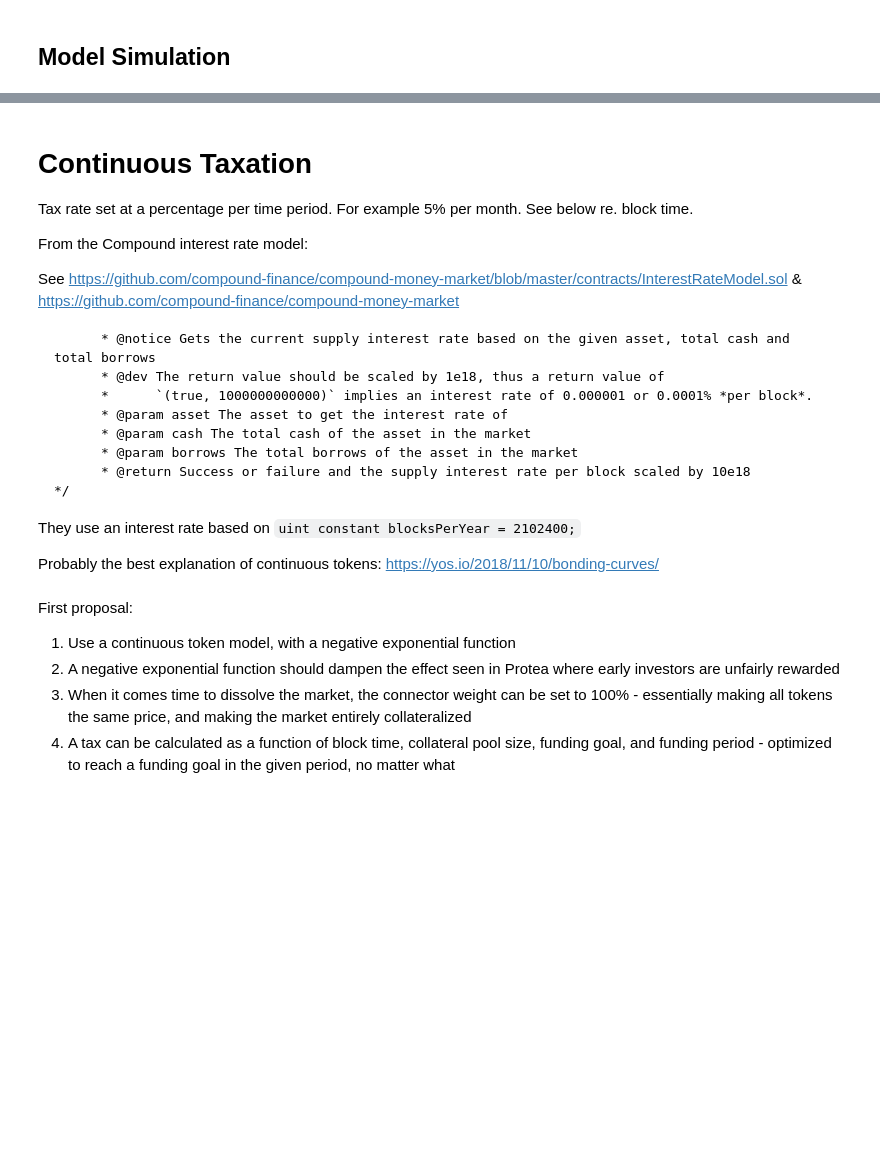
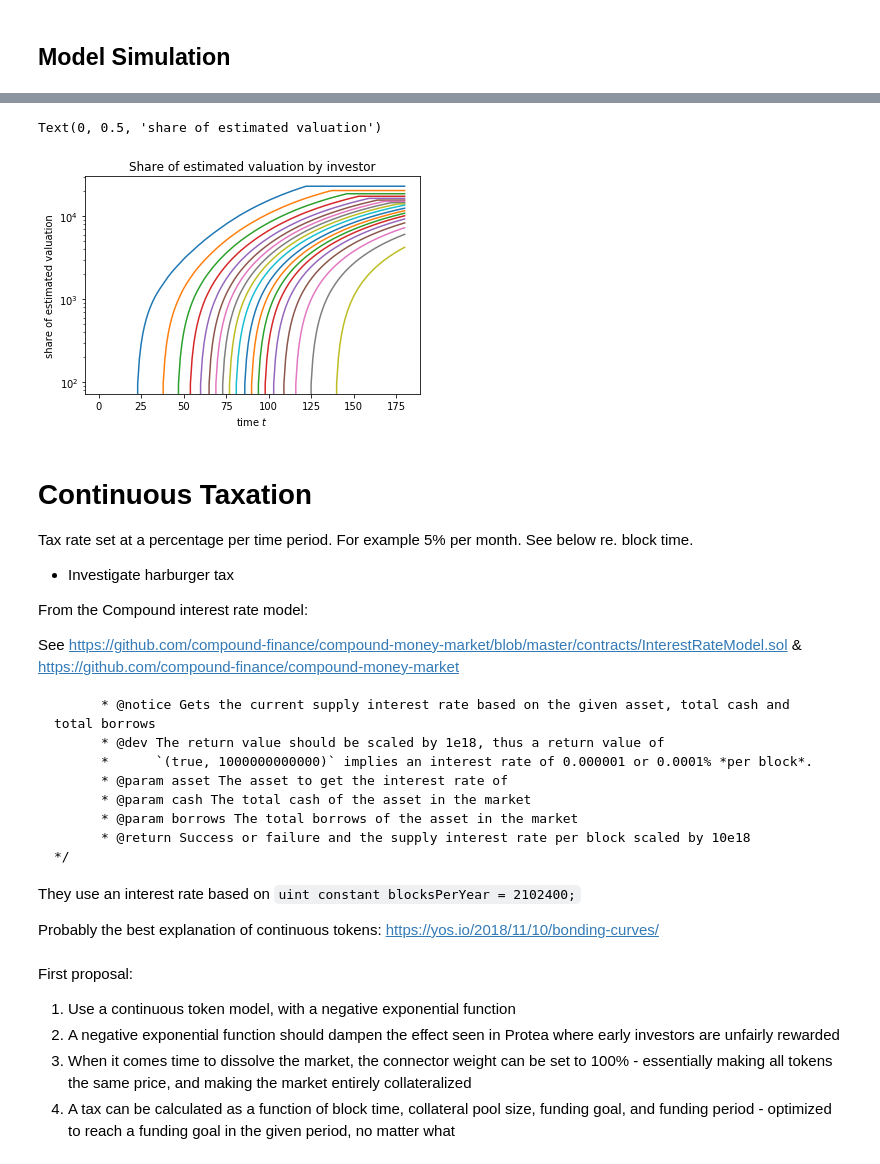
Before and after one commit to BenSchZA/system-modelling-scratchpad, a Jupyter notebook: jupyter-lab-environment/workspace/molecule-alpha.ipynb, the cells around one changed output, grey strips where cells are left out. Cells and saved outputs as stored; diff of their text form; code cells hidden in the pictures; blank space fills up the shorter version.

```diff
--- a/jupyter-lab-environment/workspace/molecule-alpha.ipynb
+++ b/jupyter-lab-environment/workspace/molecule-alpha.ipynb
@@ -603,7 +627,20 @@ plt.legend(['Vault', 'Bonding Curve'], ncol = 2)
+# %%
+rdf = df[df.substep==2].copy()
+# rdf.head(10).append(rdf.tail(10))
+# %%
+plt.semilogy(rdf.timestep, make2D('investor_balance', rdf))
+plt.title('Share of estimated valuation by investor')
+plt.xlabel('time $t$')
+plt.ylabel('share of estimated valuation')
+# %% [output]
+Text(0, 0.5, 'share of estimated valuation')
+[figure, added]
 # %% [markdown]
 # Continuous Taxation
 
 Tax rate set at a percentage per time period. For example 5% per month. See below re. block time.
+
+* Investigate harburger tax
 
 From the Compound interest rate model:
 
```
Also changed, not shown: parts of 23 cells of this notebook.
